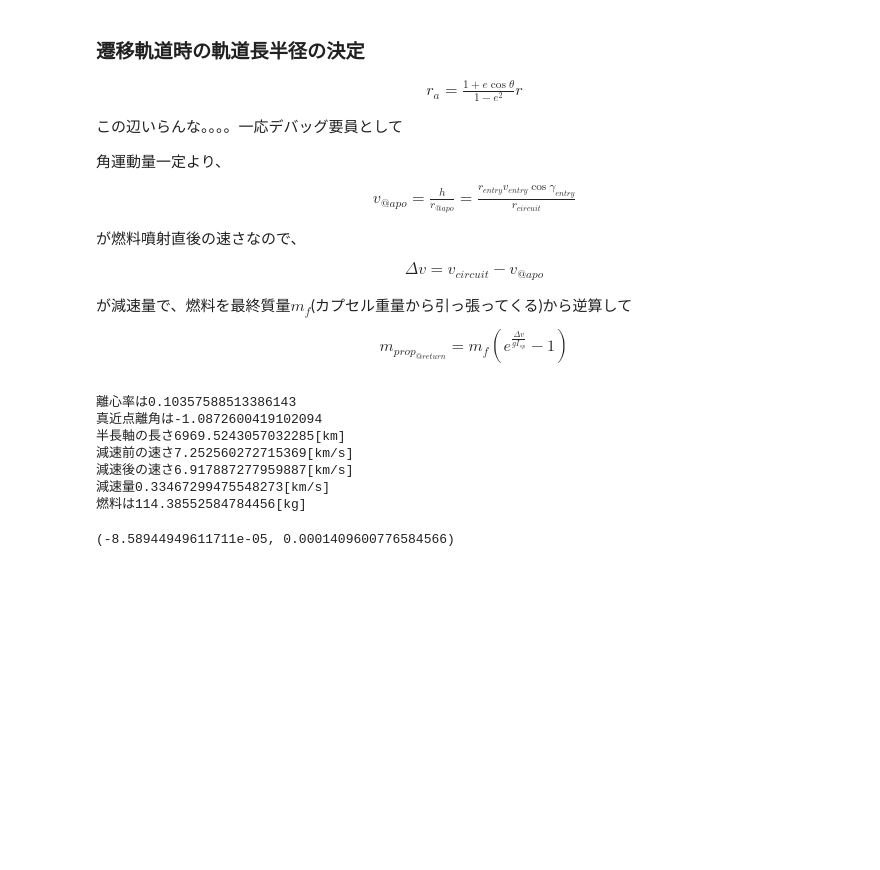
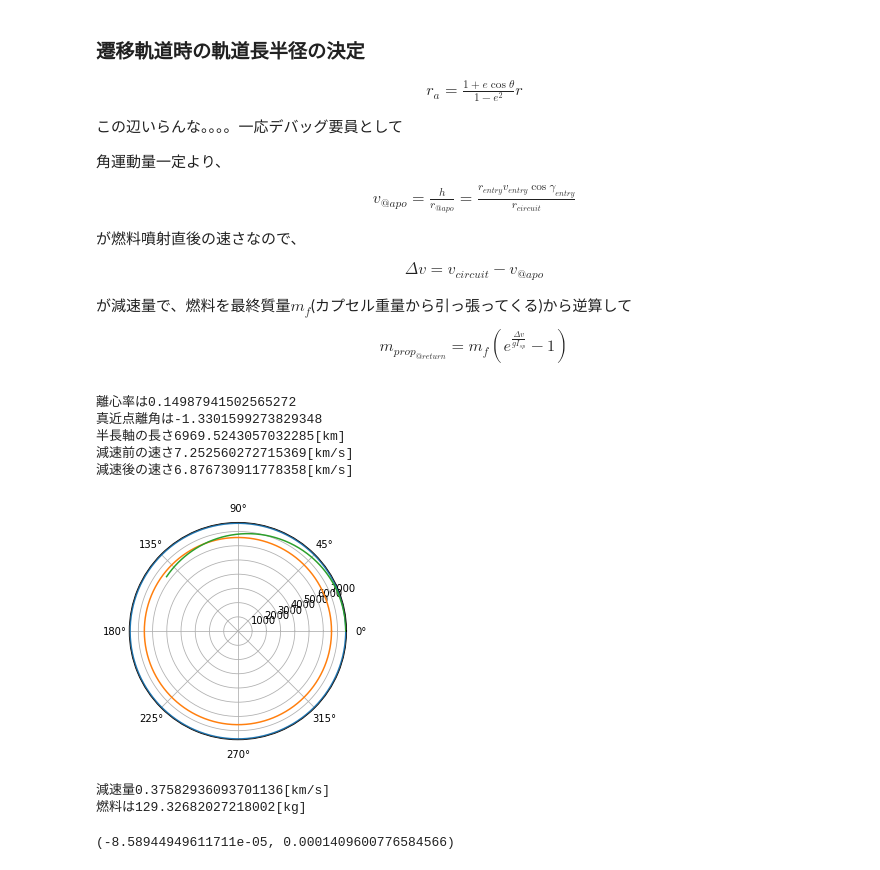
Before and after one commit to kminoda/seed_bank_in_space, a Jupyter notebook: src/delta_v_simu.ipynb, the cells around one changed output. Cells and saved outputs as stored; diff of their text form; code cells hidden in the pictures; blank space fills up the shorter version.

```diff
--- a/src/delta_v_simu.ipynb
+++ b/src/delta_v_simu.ipynb
@@ -294,3 +293,6 @@ class Dicision_Entry():
+# %%
+v_entry = 8.
+gamma_entry = -8.
 # %% [markdown]
 # 必要燃料@帰還時の推算
 ## 方針
@@ -331,9 +333,11 @@ def get_prop(r0, r, v, gamma, mf=1000, Isp=315):
     ある点の情報がわかれば、遠地点(仮)での推進剤重量がわかり幸せになれる
     arg:
         r0[km] 周回軌道半径(遠地点(仮))
+        ####遠地点
         r[km] ある地点でのr
         v[km/s] ある地点での速さ
         gamma[deg] ある地点での経路角
+
         mf[kg] 最終重量(本体ごと突っ込む)
                 default:1000kg(はやぶさ参照)
         Isp[s] 燃料のIsp
@@ -346,45 +350,59 @@ def get_prop(r0, r, v, gamma, mf=1000, Isp=315):
     """
     gamma = np.deg2rad(gamma)
     alpha = r*v**2/MU#無次元数の何か
-
-    #離心率の決定(楕円軌道前提)
+    h = r*v*np.cos(gamma)
+    l = h**2/MU
+    theta = np.arange(0,2*PI, 0.01)
+    #離心率の決定(楕円軌道前提)--間違っている
     eccentricity = np.sqrt((alpha-2)*alpha*(np.cos(gamma))**2+1)
     print("離心率は{}".format(eccentricity))
-
+    r_tgt = l/(1+eccentricity*np.cos(theta))
+    r0_lst = [r0 for i in range(len(theta))]
+    r_lst = [r for i in range(len(theta))]
+    #plt.polar(theta, r_tgt)
+    plt.polar(theta, r0_lst)
+    plt.polar(theta, r_lst)
+    #plt.show()
     #真近点離角
     tan_true_anomaly = alpha*np.sin(gamma)*np.cos(gamma)/(alpha*(np.cos(gamma))**2-1)
     true_anomaly = math.atan(tan_true_anomaly)
     print("真近点離角は{}".format(true_anomaly))
 
     #半長軸の決定
     semi_major_axis = (1+eccentricity*np.cos(true_anomaly))*r/(1-eccentricity**2)
     print("半長軸の長さ{}[km]".format(semi_major_axis))
 
     #燃料噴出"前"の速さ
     print("減速前の速さ{}[km/s]".format(np.sqrt(MU/r0)))
     #燃料噴出"直"後の速さ
     v0 = r*v*np.cos(gamma)/r0
     print("減速後の速さ{}[km/s]".format(v0))
-
+    alpha0 = r0*v0**2/MU
+    e0 = alpha0-1
+    theta2 = np.arange(0, 2.5, 0.01)
+    r_tgt2 = l/(1+e0*np.cos(theta2))
+    plt.polar(theta2, r_tgt2)
+    plt.show()
     delta_v = np.sqrt(MU/r0) - v0
     print("減速量{}[km/s]".format(delta_v))
 
     mp = mf*(np.exp(delta_v*10**3/G/Isp) -1)
     print("燃料は{}[kg]".format(mp))
 
     return None
 
 r0 = R_earth + 1200
 r1 = R_earth + 200
-get_prop(r0, r1, v=v_reEntry, gamma=gamma_reEntry)
+get_prop(r0, r1, v=v_entry, gamma=gamma_entry)
 # %% [output]
-離心率は0.10357588513386143
-真近点離角は-1.0872600419102094
+離心率は0.14987941502565272
+真近点離角は-1.3301599273829348
 半長軸の長さ6969.5243057032285[km]
 減速前の速さ7.252560272715369[km/s]
-減速後の速さ6.917887277959887[km/s]
-減速量0.33467299475548273[km/s]
-燃料は114.38552584784456[kg]
+減速後の速さ6.876730911778358[km/s]
+[figure, added]
+減速量0.37582936093701136[km/s]
+燃料は129.32682027218002[kg]
 # %%
 #擾乱の永年項を計算
 #計算量多めなので、後で直す
```
Also changed, not shown: parts of 10 cells of this notebook, 3 other files.
